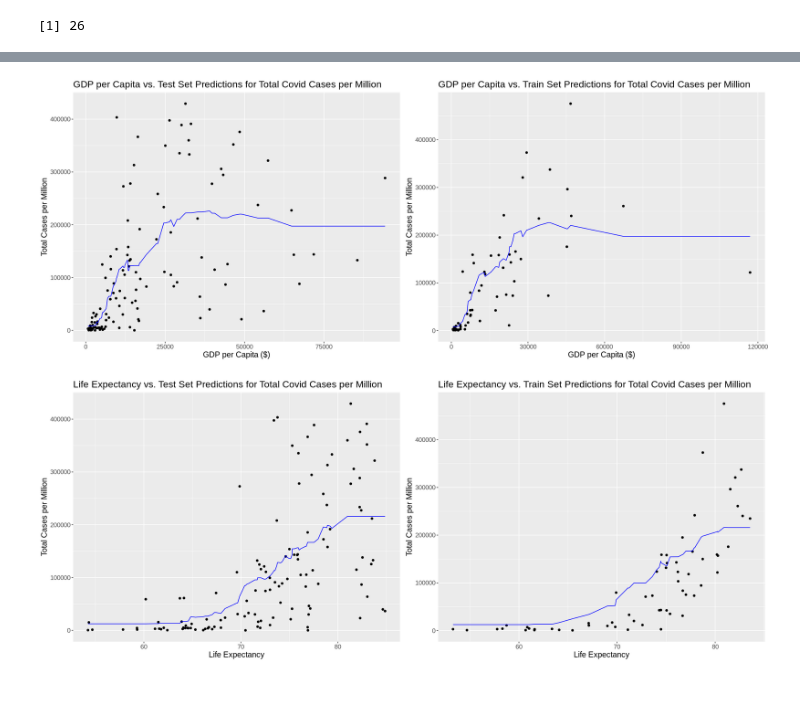
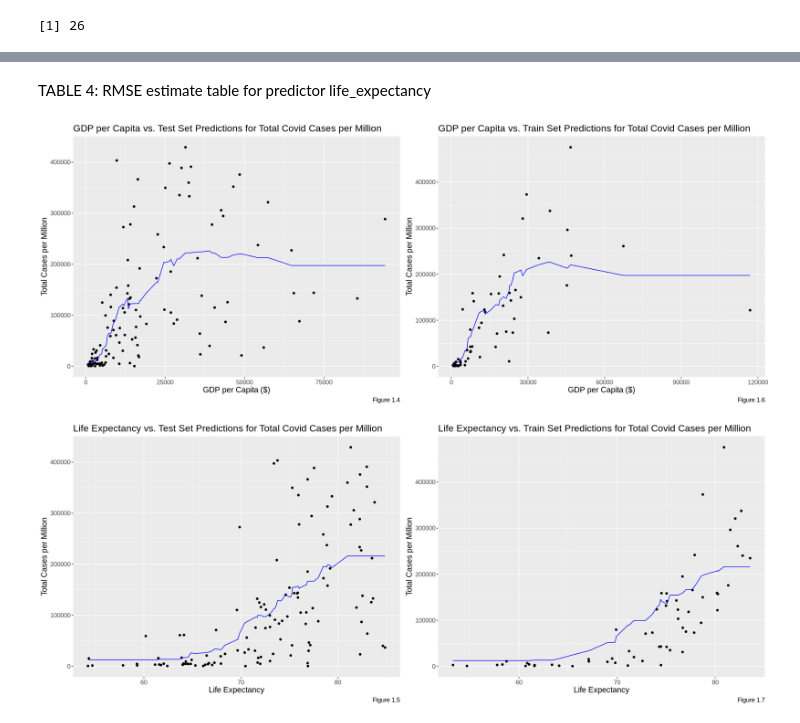
Before and after one commit to jerryyvn/DSCI-Group-11-Project, a Jupyter notebook: project_proposal.ipynb, the cells around one changed output, grey strips where cells are left out. Saved outputs shown, nothing was run; the diff lists cells and outputs as text; code cells hidden in the pictures; blank space fills up the shorter version.

Commit message:
added figure and table labels

```diff
--- a/project_proposal.ipynb
+++ b/project_proposal.ipynb
@@ -281,8 +296,12 @@ A tibble: 1 × 3
+# %% [markdown]
+TABLE 4: RMSE estimate table for predictor life_expectancy
 # %%
 set.seed(5678)
 options(repr.plot.width = 18, repr.plot.height = 7)
 require(gridExtra)
 
+# Using the best fit spec we found to predict for the training data.
+# We are training our model on both the gdp_per_capita and life_expectancy predictors
 covid_train_temp = covid_best_fit %>%
              predict(covid_train) %>%
              bind_cols(covid_train)
@@ -297,12 +316,14 @@ covid_training_predictions = covid_train %>%
 covid_training_predictions_le = covid_train %>%
                                 mutate(.pred = covid_train_temp_le$.pred)
 
+
+# PLOTS for predictors gdp_per_capita and life_expectancy on the train data.
 covid_train_plot = ggplot(covid_train, aes(x = gdp_per_capita, y = total_cases_per_million)) +
              geom_point() +
              geom_line(data = covid_training_predictions,
                        mapping = aes(x = gdp_per_capita, y = .pred),
                        color = "blue") +
-            labs(x = "GDP per Capita ($)", y = "Total Cases per Million") +
+            labs(x = "GDP per Capita ($)", y = "Total Cases per Million", caption = "Figure 1.4") +
             ggtitle("GDP per Capita vs. Test Set Predictions for Total Covid Cases per Million") +
             theme(text = element_text(size = 14))
 
@@ -311,12 +332,11 @@ covid_train_plot_le = ggplot(covid_train, aes(x = life_expectancy, y = total_cas
              geom_line(data = covid_training_predictions_le,
                        mapping = aes(x = life_expectancy, y = .pred),
                        color = "blue") +
-            labs(x = "Life Expectancy", y = "Total Cases per Million") +
+            labs(x = "Life Expectancy", y = "Total Cases per Million", caption = "Figure 1.5") +
             ggtitle("Life Expectancy vs. Test Set Predictions for Total Covid Cases per Million") +
             theme(text = element_text(size = 14))
 
-# covid_train_plot
-
+# Using the best fit spec we found to predict for the training data.
 covid_test_temp = covid_best_fit %>%
              predict(covid_test) %>%
              bind_cols(covid_test)
@@ -325,34 +345,35 @@ covid_test_temp_le = covid_best_fit_le %>%
                     predict(covid_test) %>%
                     bind_cols(covid_test)
 
 covid_testing_predictions = covid_test %>%
                         mutate(.pred = covid_test_temp$.pred)
 
 covid_testing_predictions_le = covid_test %>%
                                 mutate(.pred = covid_test_temp_le$.pred)
 
+# PLOTS for predictors gdp_per_capita and life_expectancy on the test data.
 covid_test_plot = ggplot(covid_test, aes(x = gdp_per_capita, y = total_cases_per_million)) +
              geom_point() +
              geom_line(data = covid_testing_predictions,
                        mapping = aes(x = gdp_per_capita, y = .pred),
                        color = "blue") +
-            labs(x = "GDP per Capita ($)", y = "Total Cases per Million") +
+            labs(x = "GDP per Capita ($)", y = "Total Cases per Million", caption = "Figure 1.6") +
             ggtitle("GDP per Capita vs. Train Set Predictions for Total Covid Cases per Million") +
             theme(text = element_text(size = 14))
 
 covid_test_plot_le = ggplot(covid_test, aes(x = life_expectancy, y = total_cases_per_million)) +
              geom_point() +
              geom_line(data = covid_testing_predictions_le,
                        mapping = aes(x = life_expectancy, y = .pred),
                        color = "blue") +
-            labs(x = "Life Expectancy", y = "Total Cases per Million") +
+            labs(x = "Life Expectancy", y = "Total Cases per Million", caption = "Figure 1.7") +
             ggtitle("Life Expectancy vs. Train Set Predictions for Total Covid Cases per Million") +
             theme(text = element_text(size = 14))
 
 # covid_test_plot
 
 grid.arrange(covid_train_plot, covid_test_plot, ncol=2)
 grid.arrange(covid_train_plot_le, covid_test_plot_le, ncol=2)
 # %% [output]
-[figure, old version]
+[figure, new version]
-[figure, old version]
+[figure, new version]
```
Also changed, not shown: parts of 12 cells of this notebook.
